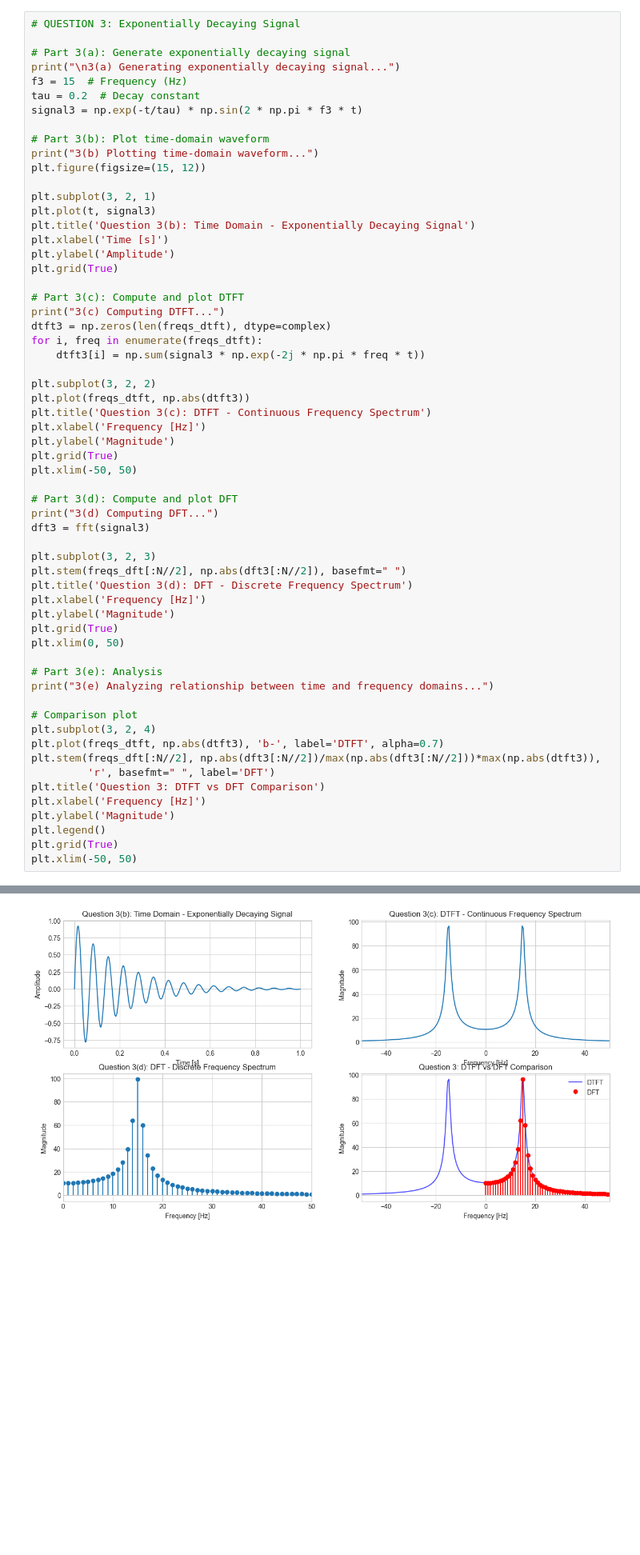
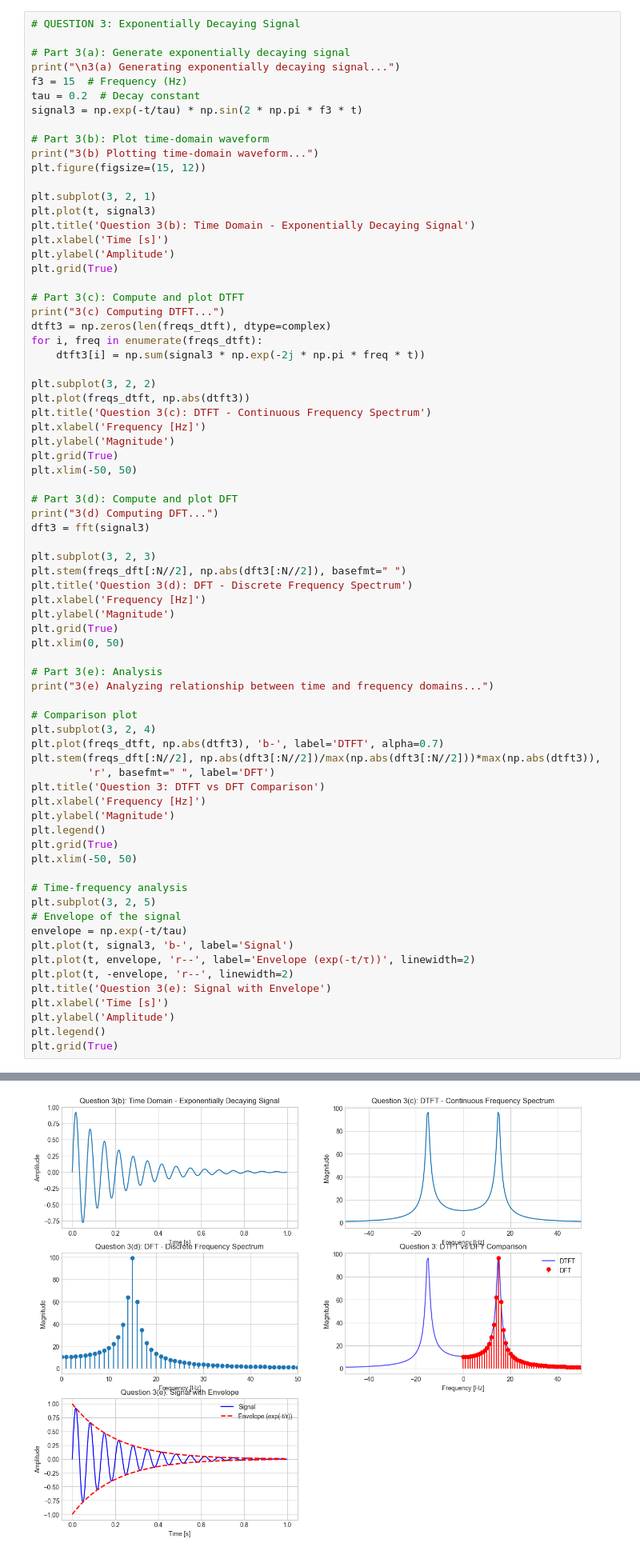
Before and after one commit to Abhijith-E/SPR-lab-2448503, a Jupyter notebook: Lab2.ipynb, the cells around one changed output, grey strips where cells are left out. Shown: that part at 80% size. Drawn from its saved outputs; the diff is of its cells as text; blank space fills up the shorter version.

Commit message:
plotted the exponentially decaying signal with its envelope to visualize time-frequency characteristics

```diff
--- a/Lab2.ipynb
+++ b/Lab2.ipynb
@@ -216,6 +216,19 @@ plt.ylabel('Magnitude')
 plt.legend()
 plt.grid(True)
 plt.xlim(-50, 50)
+
+# Time-frequency analysis
+plt.subplot(3, 2, 5)
+# Envelope of the signal
+envelope = np.exp(-t/tau)
+plt.plot(t, signal3, 'b-', label='Signal')
+plt.plot(t, envelope, 'r--', label='Envelope (exp(-t/τ))', linewidth=2)
+plt.plot(t, -envelope, 'r--', linewidth=2)
+plt.title('Question 3(e): Signal with Envelope')
+plt.xlabel('Time [s]')
+plt.ylabel('Amplitude')
+plt.legend()
+plt.grid(True)
 # %% [output]
 3(a) Generating exponentially decaying signal...
 3(b) Plotting time-domain waveform...
@@ -226 +238 @@ plt.xlim(-50, 50)
-[figure, old version]
+[figure, new version]
```
Also changed, not shown: parts of 1 cell of this notebook.
